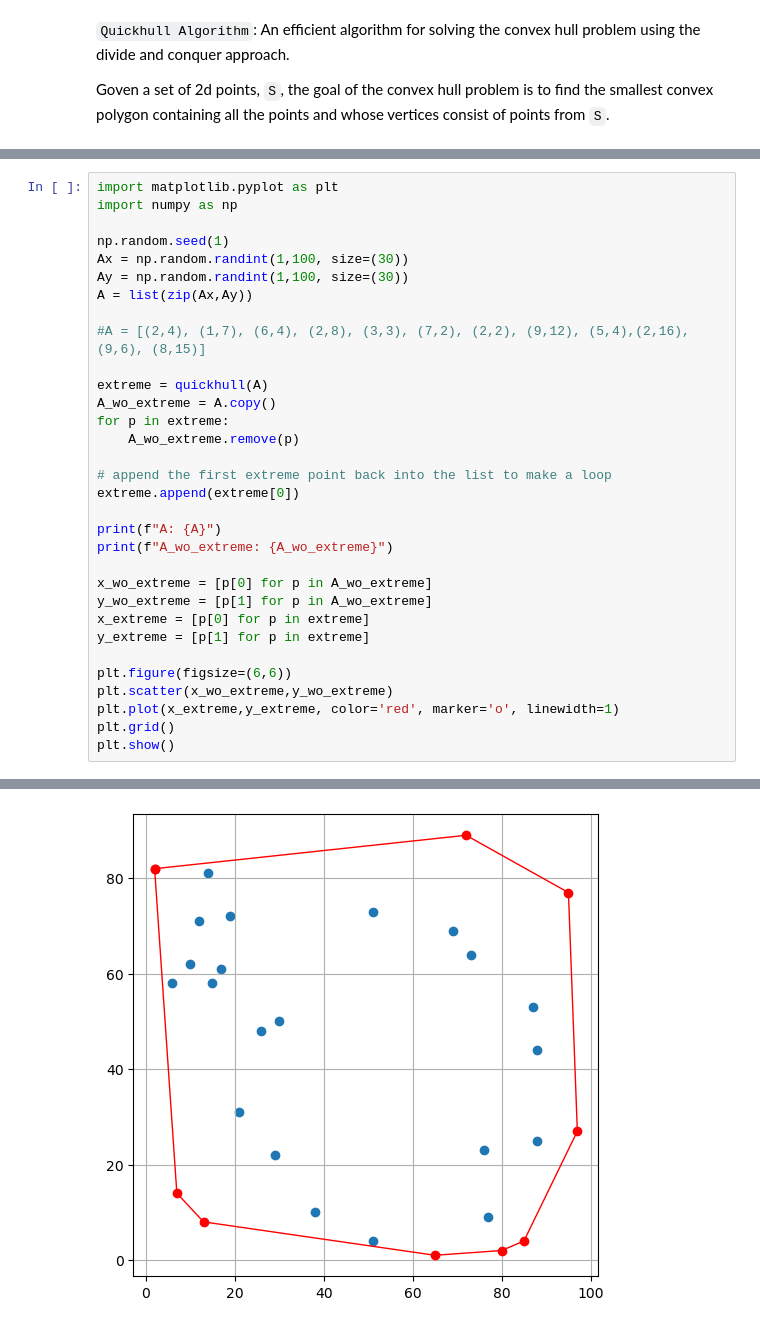
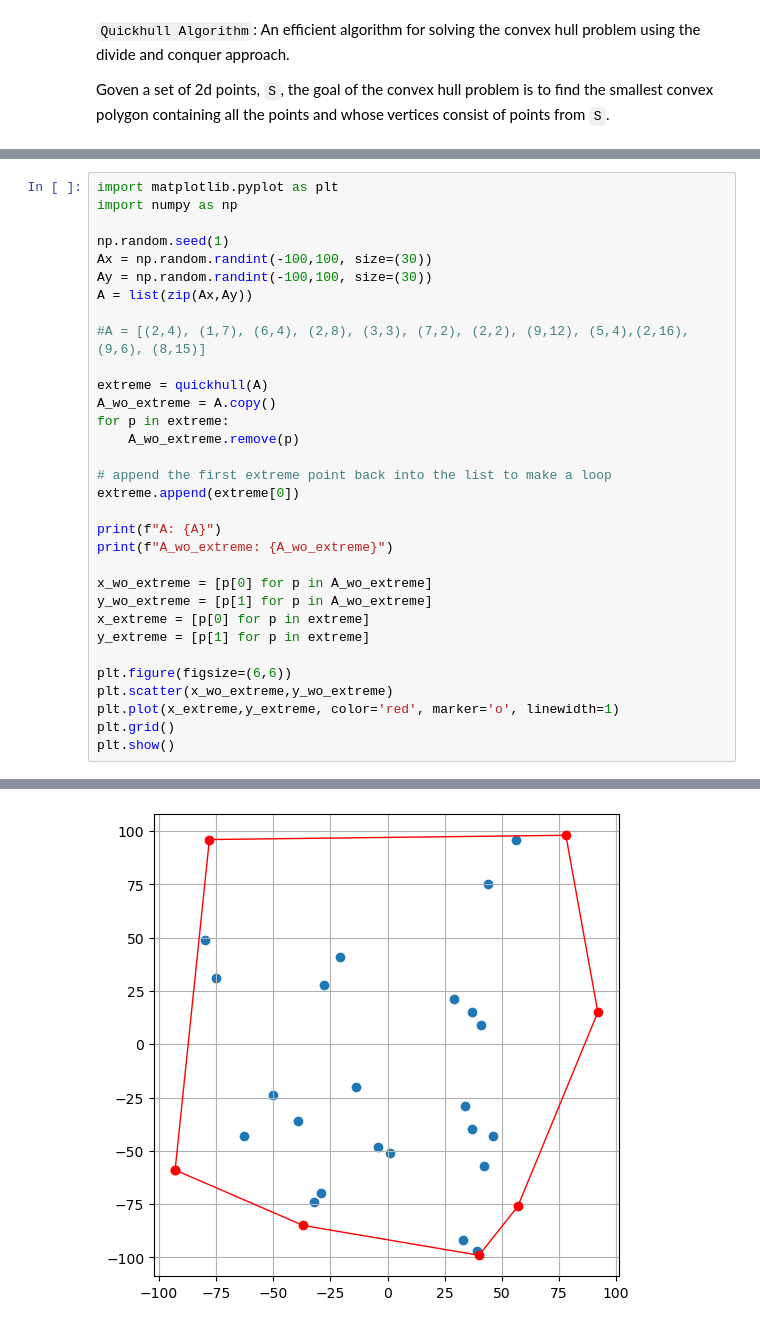
Before and after one commit to tsultan16/Convex_Hull, a Jupyter notebook: quickhull.ipynb, the cells around one changed output, grey strips where cells are left out. Cells and saved outputs as stored; diff of their text form.

```diff
--- a/quickhull.ipynb
+++ b/quickhull.ipynb
@@ -253,8 +240,8 @@ import matplotlib.pyplot as plt
 import numpy as np
 
 np.random.seed(1)
-Ax = np.random.randint(1,100, size=(30))
-Ay = np.random.randint(1,100, size=(30))
+Ax = np.random.randint(-100,100, size=(30))
+Ay = np.random.randint(-100,100, size=(30))
 A = list(zip(Ax,Ay))
 
 #A = [(2,4), (1,7), (6,4), (2,8), (3,3), (7,2), (2,2), (9,12), (5,4),(2,16), (9,6), (8,15)]
@@ -301 +278 @@ A_wo_extreme: [(6, 58), (10, 62), (12, 71), (14, 81), (15, 58), (17, 61), (19, 7
-[figure, old version]
+[figure, new version]
```
Also changed, not shown: parts of 2 cells of this notebook.
